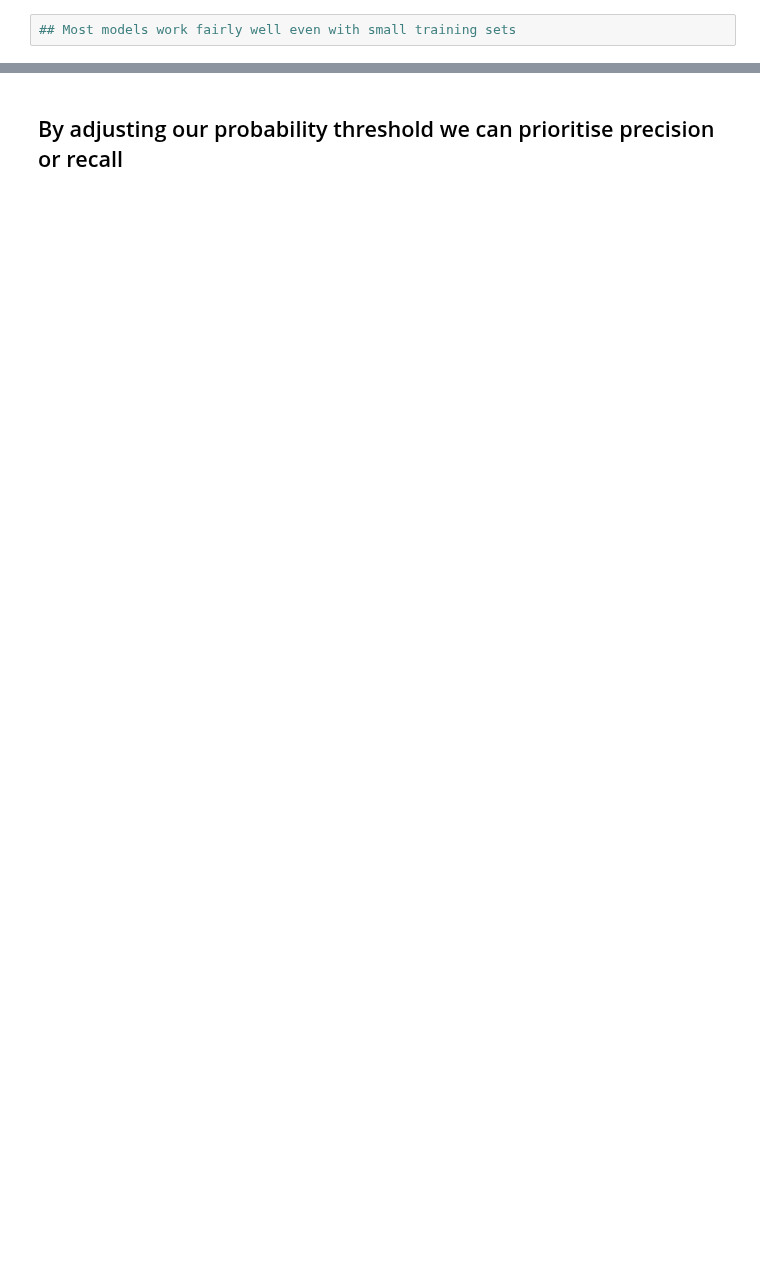
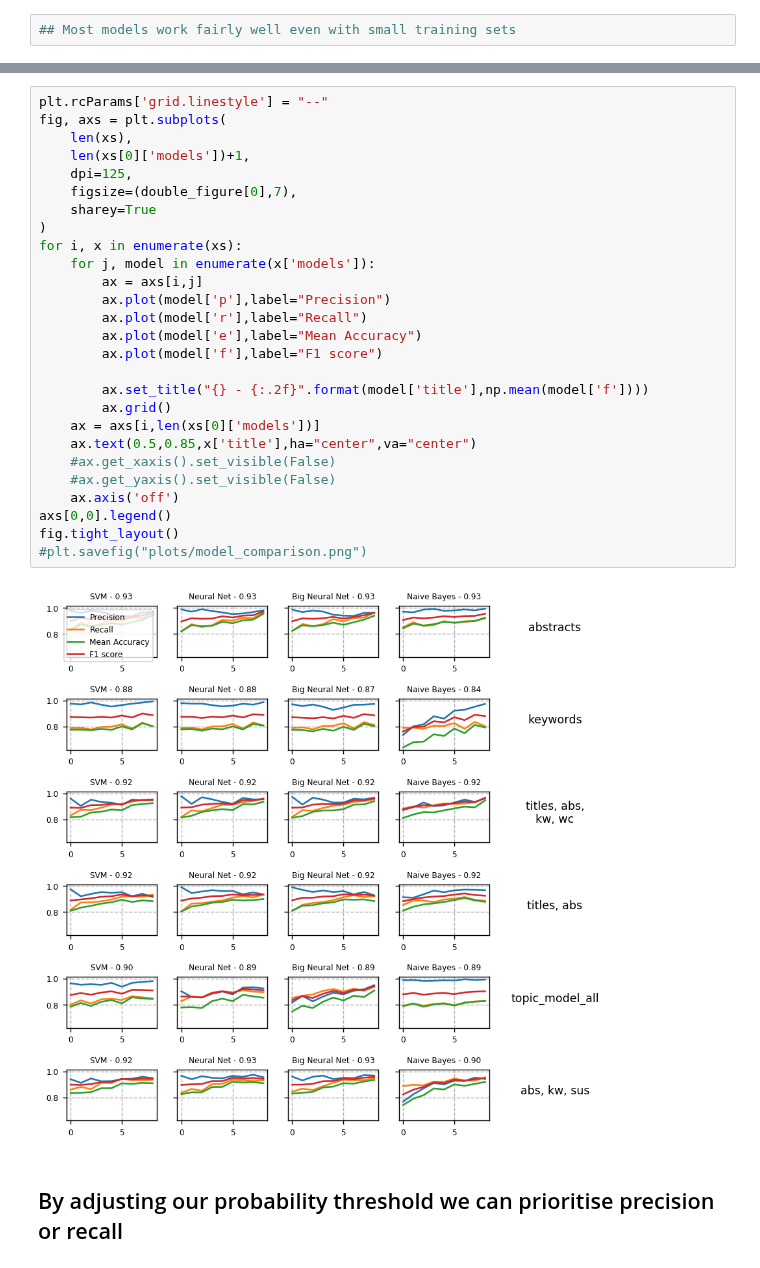
Before and after one commit to mcc-apsis/sustainability, a Jupyter notebook: learning/classifying_relevance.ipynb, the cells around one changed output, grey strips where cells are left out. Cells and saved outputs as stored; diff of their text form; blank space fills up the shorter version.

```diff
--- a/learning/classifying_relevance.ipynb
+++ b/learning/classifying_relevance.ipynb
@@ -415,3 +575,32 @@ fig.tight_layout()
+# %%
+plt.rcParams['grid.linestyle'] = "--"
+fig, axs = plt.subplots(
+    len(xs),
+    len(xs[0]['models'])+1,
+    dpi=125,
+    figsize=(double_figure[0],7),
+    sharey=True
+)
+for i, x in enumerate(xs):
+    for j, model in enumerate(x['models']):
+        ax = axs[i,j]
+        ax.plot(model['p'],label="Precision")
+        ax.plot(model['r'],label="Recall")
+        ax.plot(model['e'],label="Mean Accuracy")
+        ax.plot(model['f'],label="F1 score")
+
+        ax.set_title("{} - {:.2f}".format(model['title'],np.mean(model['f'])))
+        ax.grid()
+    ax = axs[i,len(xs[0]['models'])]
+    ax.text(0.5,0.85,x['title'],ha="center",va="center")
+    #ax.get_xaxis().set_visible(False)
+    #ax.get_yaxis().set_visible(False)
+    ax.axis('off')
+axs[0,0].legend()
+fig.tight_layout()
+#plt.savefig("plots/model_comparison.png")
+# %% [output]
+[figure, added]
 # %% [markdown]
 ## By adjusting our probability threshold we can prioritise precision or recall
 # %%
```
Also changed, not shown: parts of 26 cells of this notebook, 5 other files.
